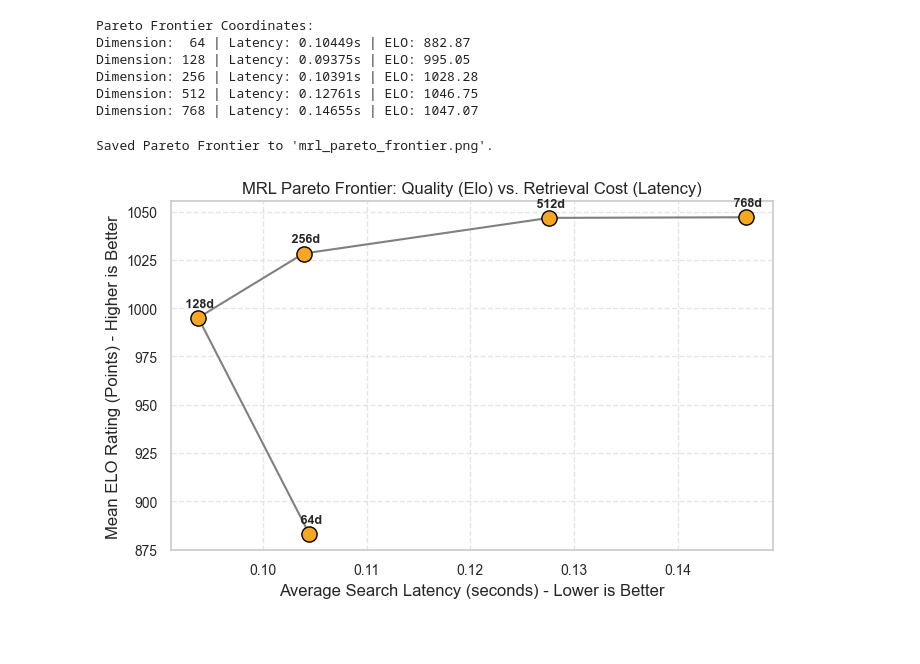
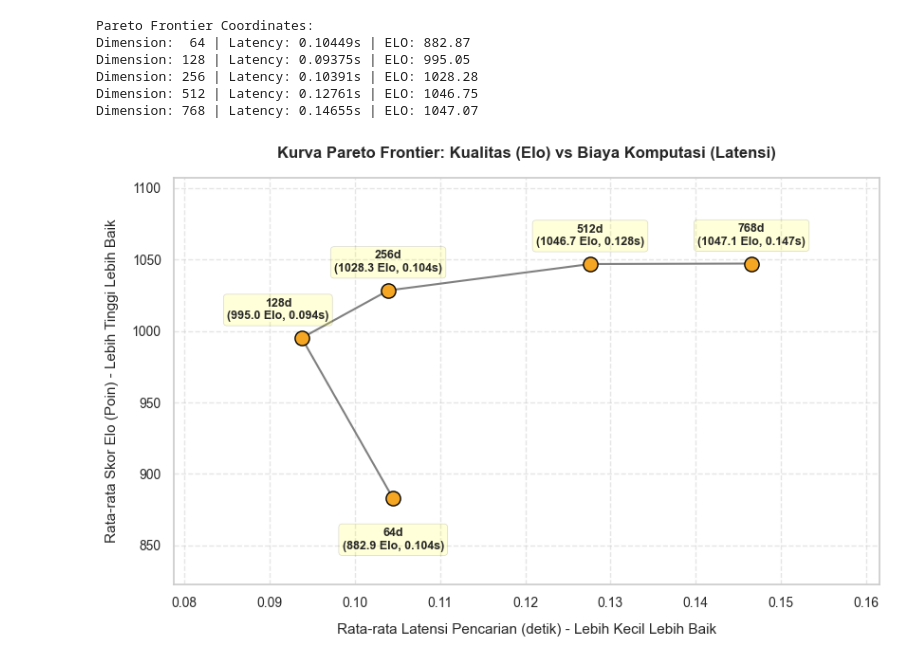
Before and after one commit to qznr/Skripsi, a Jupyter notebook: Analysis.ipynb, the cells around one changed output. Drawn from its saved outputs; the diff is of its cells as text; code cells hidden in the pictures; blank space fills up the shorter version.

```diff
--- a/Analysis.ipynb
+++ b/Analysis.ipynb
@@ -248,43 +255,68 @@ Dimension: 256 | Latency: 0.10391s | ELO: 1028.28
 Dimension: 512 | Latency: 0.12761s | ELO: 1046.75
 Dimension: 768 | Latency: 0.14655s | ELO: 1047.07
 # %%
-plt.figure(figsize=(7, 4.5))
+plt.figure(figsize=(8.5, 5.5))
+
+# Plot titik data utama
 plt.scatter(
     df_pareto['Vector_Latency'],
     df_pareto['Mean_ELO'],
     color='#f5a623',
     s=120,
     edgecolor='black',
     zorder=3
 )
+
+# Hubungkan titik-titik kurva dengan garis tren
 plt.plot(
     df_pareto['Vector_Latency'],
     df_pareto['Mean_ELO'],
     color='grey',
     linestyle='-',
     linewidth=1.5,
     zorder=2
 )
 
-# Label data points
+# Labeli setiap titik dengan penyesuaian posisi (offset) untuk menghindari tabrakan visual
 for _, row in df_pareto.iterrows():
+    dim = int(row['Dim_Num'])
+    x_val = row['Vector_Latency']
+    y_val = row['Mean_ELO']
+
+    # Aturan offset posisi teks berdasarkan dimensi agar estetis
+    if dim == 64:
+        xy_text = (0, -22)
+        va_align = 'top'
+    elif dim == 128:
+        xy_text = (-18, 12)
+        va_align = 'bottom'
+    else:
+        xy_text = (0, 12)
+        va_align = 'bottom'
+
     plt.annotate(
-        f" {int(row['Dim_Num'])}d",
-        (row['Vector_Latency'], row['Mean_ELO']),
+        f"{dim}d\n({y_val:.1f} Elo, {x_val:.3f}s)",
+        (x_val, y_val),
         textcoords="offset points",
-        xytext=(0, 8),
+        xytext=xy_text,
         ha='center',
+        va=va_align,
         fontsize=9,
-        fontweight='bold'
+        fontweight='bold',
+        bbox=dict(boxstyle="round,pad=0.3", fc="yellow", alpha=0.15, ec="black", lw=0.5)
     )
 
-plt.title('MRL Pareto Frontier: Quality (Elo) vs. Retrieval Cost (Latency)', fontsize=12)
-plt.xlabel('Average Search Latency (seconds) - Lower is Better')
-plt.ylabel('Mean ELO Rating (Points) - Higher is Better')
+plt.title('Kurva Pareto Frontier: Kualitas (Elo) vs Biaya Komputasi (Latensi)', pad=15, fontsize=12, fontweight='bold')
+plt.xlabel('Rata-rata Latensi Pencarian (detik) - Lebih Kecil Lebih Baik', labelpad=10, fontsize=11)
+plt.ylabel('Rata-rata Skor Elo (Poin) - Lebih Tinggi Lebih Baik', labelpad=10, fontsize=11)
 plt.grid(True, which="both", ls="--", alpha=0.5)
+
+# Perluas sedikit batas sumbu agar anotasi teks tidak terpotong tepi gambar
+plt.xlim(df_pareto['Vector_Latency'].min() - 0.015, df_pareto['Vector_Latency'].max() + 0.015)
+plt.ylim(df_pareto['Mean_ELO'].min() - 60, df_pareto['Mean_ELO'].max() + 60)
+
 plt.tight_layout()
-plt.savefig('mrl_pareto_frontier.png')
-print("Saved Pareto Frontier to 'mrl_pareto_frontier.png'.")
+plt.savefig('mrl_pareto_frontier.png', dpi=300, bbox_inches='tight')
+plt.show()
 # %% [output]
-Saved Pareto Frontier to 'mrl_pareto_frontier.png'.
-[figure, old version]
+[figure, new version]
```
Also changed, not shown: parts of 3 cells of this notebook, 9 other files.
